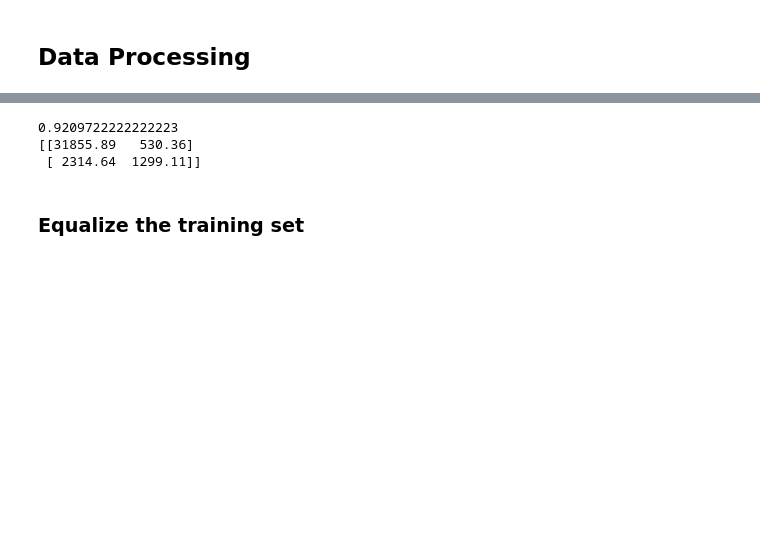
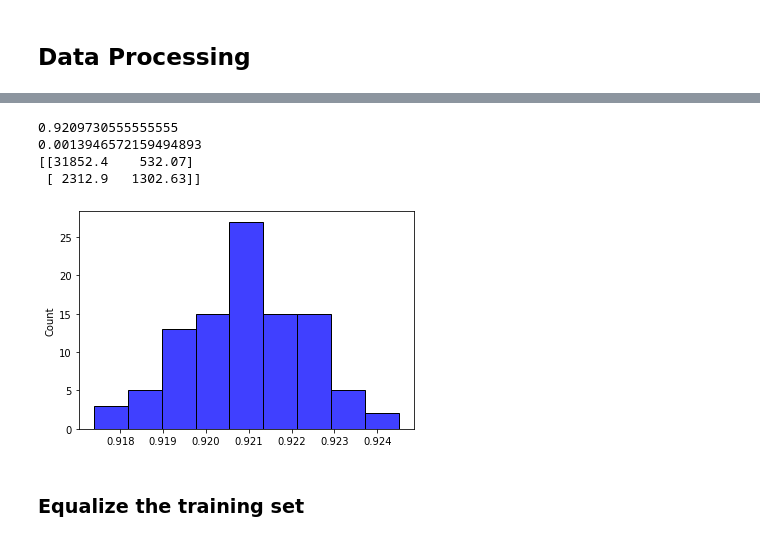
Before and after one commit to kengustafson/DD-DataScience, a Jupyter notebook: Project_1.ipynb, the cells around one changed output, grey strips where cells are left out. Saved outputs shown, nothing was run; the diff lists cells and outputs as text; code cells hidden in the pictures; blank space fills up the shorter version.

```diff
--- a/Project_1.ipynb
+++ b/Project_1.ipynb
@@ -229,21 +233,27 @@ metrics.plot_confusion_matrix(model, var_df, target_df, cmap=plt.cm.Blues, norma
 # %%
-numLoops = 10
+numLoops = 100
 results  = np.zeros(numLoops)
 resArray = np.zeros((2,2))
 
 for idx in range(numLoops):
   X_train, X_test, y_train, y_test = model_selection.train_test_split(var_df, target_df, test_size=0.20)
   model.fit(X_train,y_train)
   y_pred = model.predict(X_test)
   results[idx] = metrics.accuracy_score(y_test, y_pred)
   resArray = resArray + metrics.confusion_matrix(y_test, y_pred)
 
 print(results.mean())
+print(results.std())
 print(resArray/numLoops)
+
+sns.histplot(results, color='blue');
+plt.savefig('accuracy-biased.png')
 # %% [output]
-0.9209722222222223
-[[31855.89   530.36]
- [ 2314.64  1299.11]]
+0.9209730555555555
+0.0013946572159494893
+[[31852.4    532.07]
+ [ 2312.9   1302.63]]
+[figure, added]
 # %% [markdown]
 ### Equalize the training set
 # %%
```
Also changed, not shown: parts of 52 cells of this notebook.
